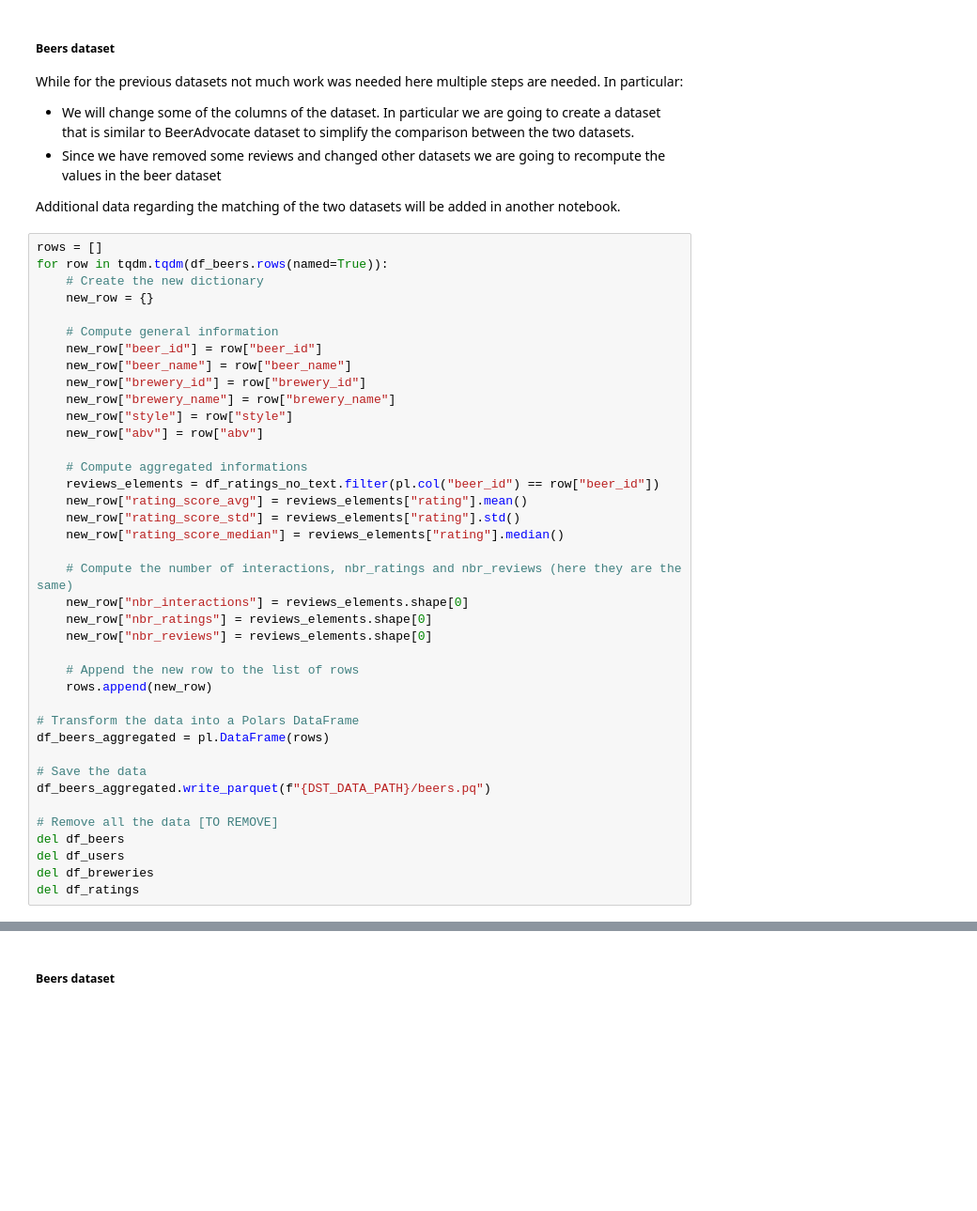
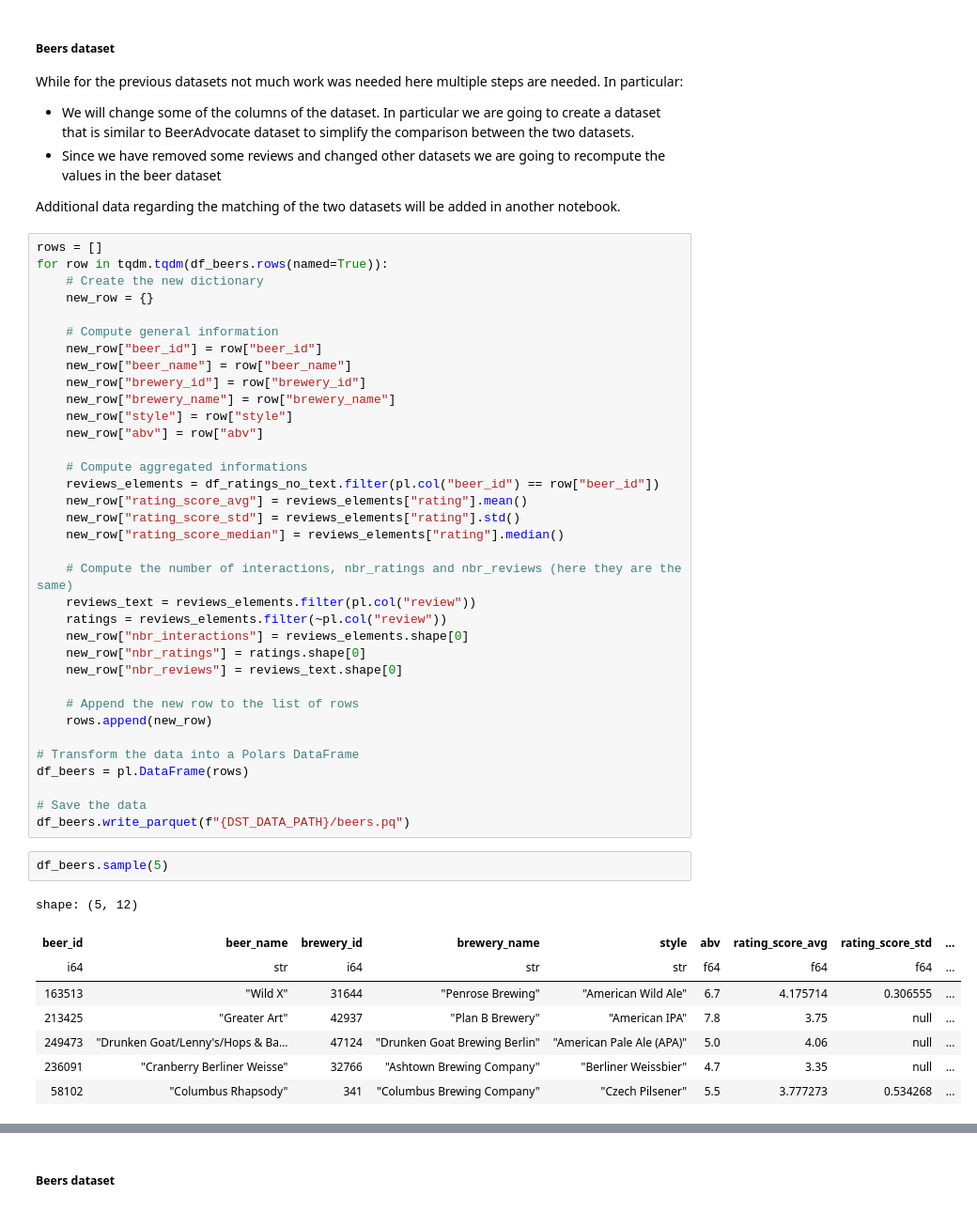
Before and after one commit to epfl-ada/ada-2024-project-sadamasochists, a Jupyter notebook: src/data/Cleaning/BeerAdvocate.ipynb, the cells around one changed output, grey strips where cells are left out. Shown at 94% size. Saved outputs shown, nothing was run; the diff lists cells and outputs as text; blank space fills up the shorter version.

```diff
--- a/src/data/Cleaning/BeerAdvocate.ipynb
+++ b/src/data/Cleaning/BeerAdvocate.ipynb
@@ -614,21 +643,28 @@ for row in tqdm.tqdm(df_beers.rows(named=True)):
     new_row["rating_score_median"] = reviews_elements["rating"].median()
 
     # Compute the number of interactions, nbr_ratings and nbr_reviews (here they are the same)
+    reviews_text = reviews_elements.filter(pl.col("review"))
+    ratings = reviews_elements.filter(~pl.col("review"))
     new_row["nbr_interactions"] = reviews_elements.shape[0]
-    new_row["nbr_ratings"] = reviews_elements.shape[0]
-    new_row["nbr_reviews"] = reviews_elements.shape[0]
+    new_row["nbr_ratings"] = ratings.shape[0]
+    new_row["nbr_reviews"] = reviews_text.shape[0]
 
     # Append the new row to the list of rows
     rows.append(new_row)
 
 # Transform the data into a Polars DataFrame
-df_beers_aggregated = pl.DataFrame(rows)
+df_beers = pl.DataFrame(rows)
 
 # Save the data
-df_beers_aggregated.write_parquet(f"{DST_DATA_PATH}/beers.pq")
-
-# Remove all the data [TO REMOVE]
-del df_beers
-del df_users
-del df_breweries
-del df_ratings
+df_beers.write_parquet(f"{DST_DATA_PATH}/beers.pq")
+# %%
+df_beers.sample(5)
+# %% [output]
+shape: (5, 12)
+| beer_id | beer_name | brewery_id | brewery_name | style | abv | rating_score_avg | rating_score_std | ... |
+| i64 | str | i64 | str | str | f64 | f64 | f64 | ... |
+| 163513 | "Wild X" | 31644 | "Penrose Brewing" | "American Wild Ale" | 6.7 | 4.175714 | 0.306555 | ... |
+| 213425 | "Greater Art" | 42937 | "Plan B Brewery" | "American IPA" | 7.8 | 3.75 | null | ... |
+| 249473 | "Drunken Goat/Lenny's/Hops & Ba… | 47124 | "Drunken Goat Brewing Berlin" | "American Pale Ale (APA)" | 5.0 | 4.06 | null | ... |
+| 236091 | "Cranberry Berliner Weisse" | 32766 | "Ashtown Brewing Company" | "Berliner Weissbier" | 4.7 | 3.35 | null | ... |
+| 58102 | "Columbus Rhapsody" | 341 | "Columbus Brewing Company" | "Czech Pilsener" | 5.5 | 3.777273 | 0.534268 | ... |
```
Also changed, not shown: parts of 36 cells of this notebook, 5 other files.
